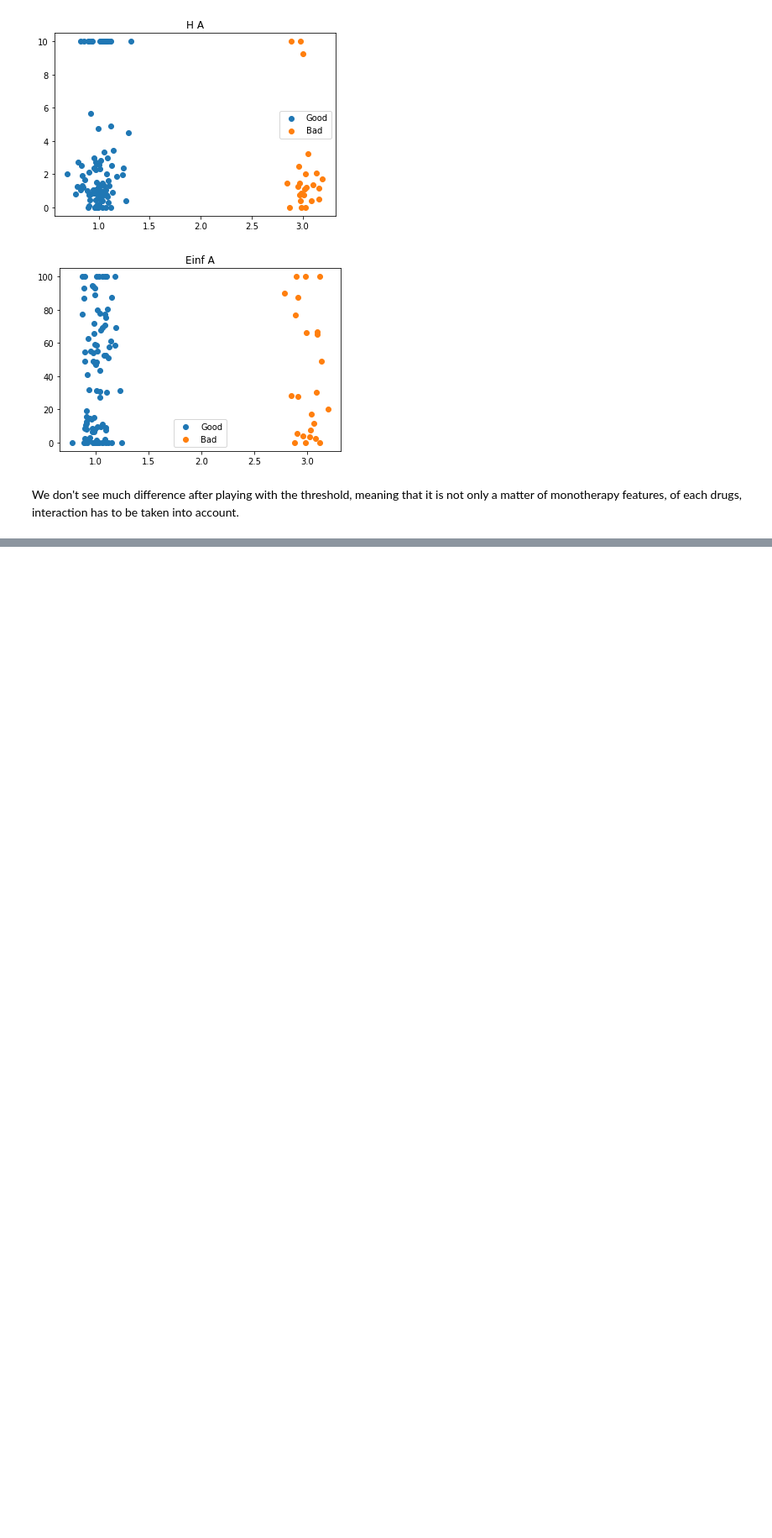
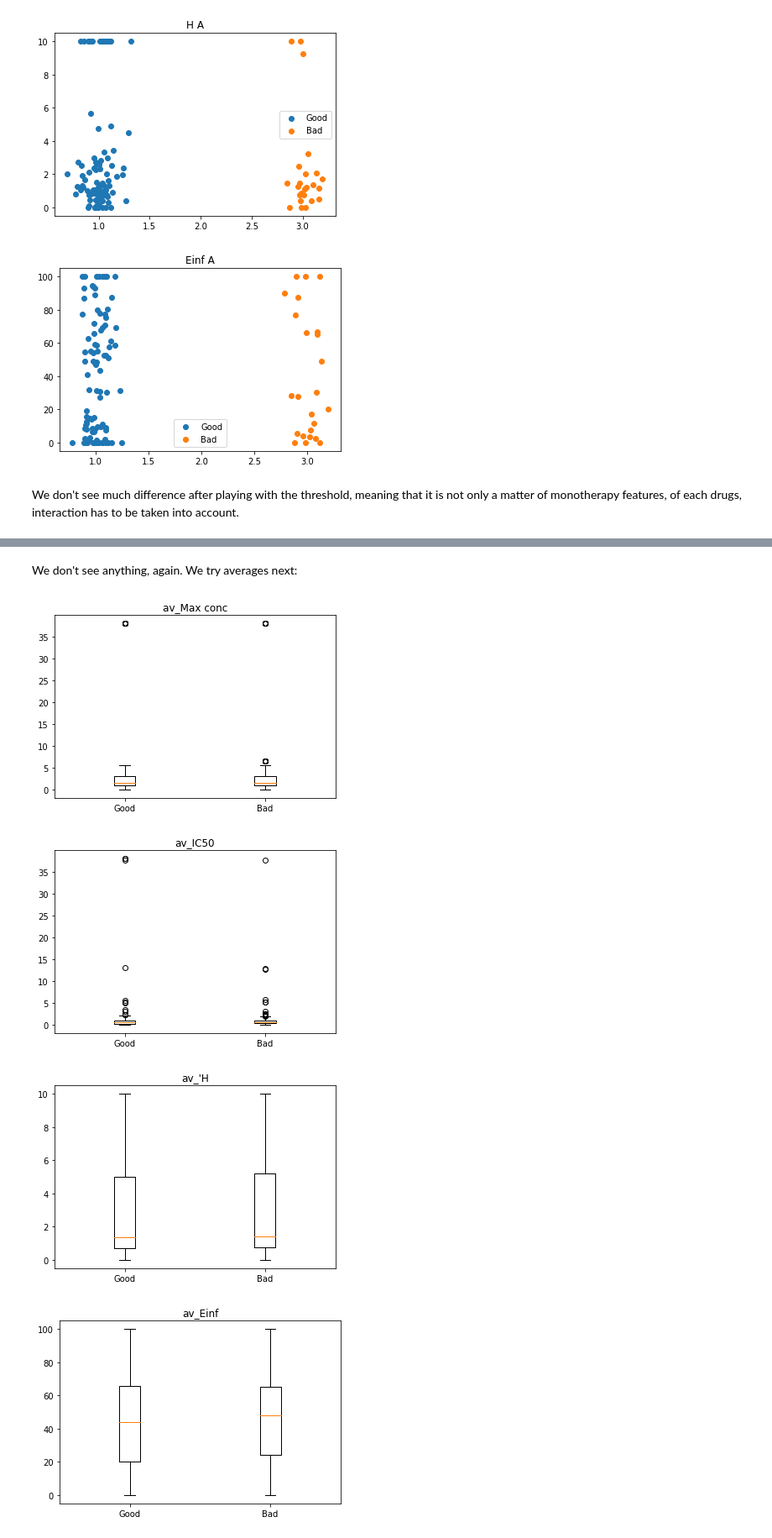
Before and after one commit to edmanft/cat_drug_synergy, a Jupyter notebook: Drug_pair_analysis.ipynb, the cells around one changed output, grey strips where cells are left out. Shown at 84% size. Saved outputs shown, nothing was run; the diff lists cells and outputs as text; code cells hidden in the pictures; blank space fills up the shorter version.

```diff
--- a/Drug_pair_analysis.ipynb
+++ b/Drug_pair_analysis.ipynb
@@ -283,0 +365,38 @@ We don't see much difference after playing with the threshold, meaning that it i
+# %% [markdown]
+We don't see anything, again.
+We try averages next:
+# %%
+av_df = pd.DataFrame()
+av_df["av_Max conc"] = (test_df['Max. conc. A'] +test_df['Max. conc. B'])/2
+av_df["av_IC50"] = (test_df['IC50 A'] +test_df['IC50 B'] )/2
+av_df["av_'H"] = (test_df['H A'] +test_df['H B'] )/2
+av_df["av_Einf"] = (test_df['Einf A'] +test_df['Einf B'] )/2
+av_df['Combination ID'] = test_df['Combination ID']
+# %%
+"up_thres is the threshold for highly predictable drugs"
+"low_thres for the lowly predictable drugs"
+
+def good_bad_split(drug_pair_pc, up_thres, low_thres, feature_df):
+  good_drugs = drug_pair_pc[drug_pair_pc["Pearson coefficient"] >= up_thres]
+  bad_drugs = drug_pair_pc[drug_pair_pc["Pearson coefficient"] <= low_thres]
+  good_drugs_feat = feature_df[feature_df["Combination ID"].isin(good_drugs["Combination ID"])]
+  bad_drugs_feat = feature_df[feature_df["Combination ID"].isin(bad_drugs["Combination ID"])]
+
+  return good_drugs_feat, bad_drugs_feat
+
+good_drugs_av, bad_drugs_av = good_bad_split(drug_pair_pc,
+                                                 up_thres = 0.5,
+                                                 low_thres = 0,
+                                                 feature_df = av_df)
+
+for feature in ["av_Max conc", "av_IC50", "av_'H", "av_Einf"]:
+
+  boxplot_feature(feature, good_drugs_av, bad_drugs_av)
+plt.show()
+for feature in ["av_Max conc", "av_IC50", "av_'H", "av_Einf"]:
+  scatterplot_feature(feature, good_drugs_av, bad_drugs_av)
+# %% [output]
+[figure, added]
+[figure, added]
+[figure, added]
+[figure, added]
```
Also changed, not shown: parts of 10 cells of this notebook.
